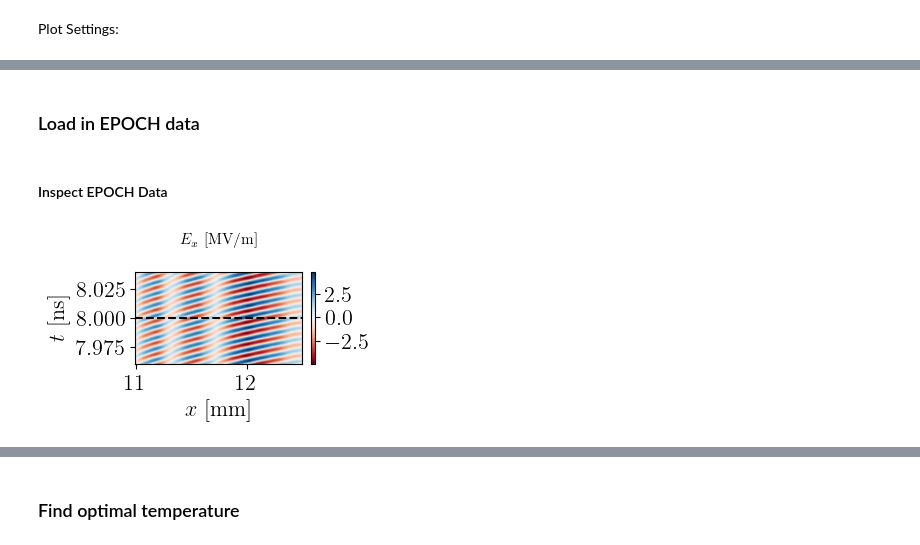
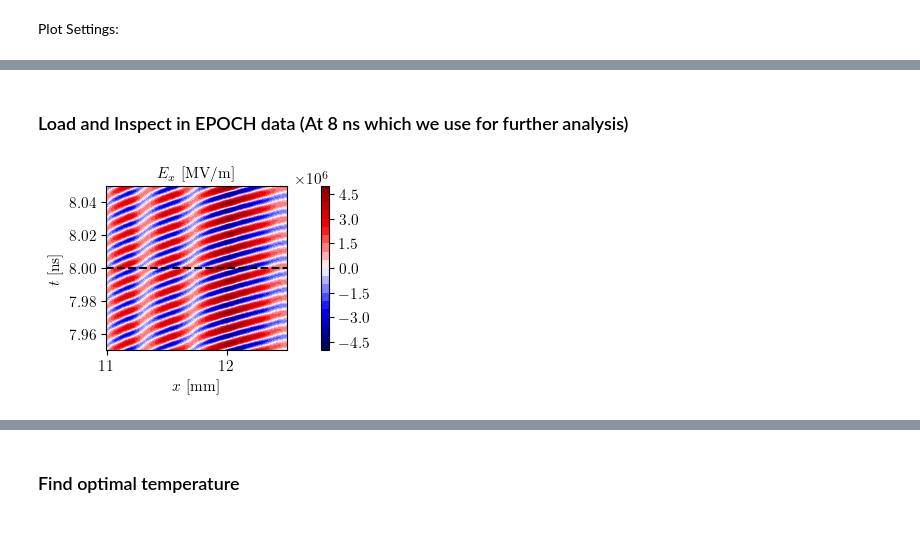
Before and after one commit to runehoejlund/plasma-ray-tracer, a Jupyter notebook: mgo_ex_X_EBW.ipynb, the cells around one changed output, grey strips where cells are left out. Drawn from its saved outputs; the diff is of its cells as text; code cells hidden in the pictures.

```diff
--- a/mgo_ex_X_EBW.ipynb
+++ b/mgo_ex_X_EBW.ipynb
@@ -278,29 +302,27 @@ cm = 1/2.54 # 1 cm = 1/2.54 inch
 # %% [markdown]
-### Load in EPOCH data
+### Load and Inspect in EPOCH data (At 8 ns which we use for further analysis)
 # %%
 epoch_data = np.load('./epoch_data/XBData2.npz')
 t_read = 8e-9
 argt = np.argmin(np.abs(epoch_data['t'] - t_read))
-# %% [markdown]
-#### Inspect EPOCH Data
 # %%
-tmin = 7.96e-9
-tmax = 8.04e-9
+tmin = 7.95e-9
+tmax = 8.05e-9
 where_t = np.where((epoch_data['t'] >= tmin) & (epoch_data['t'] <= tmax))
-fig = plt.figure(constrained_layout=True, figsize=(8.4*cm, 5*cm))
+fig = plt.figure(constrained_layout=True, figsize=(8.4*cm, 6*cm))
 
-# plt.contourf(epoch_data['x']*1e3, epoch_data['t'][where_t]*1e9, epoch_data['E'][where_t], cmap='RdBu', levels=20)
-plt.pcolormesh(epoch_data['x']*1e3, epoch_data['t'][where_t]*1e9, epoch_data['E'][where_t]*1e-6, shading='gouraud', cmap='RdBu')
+plt.contourf(epoch_data['x']*1e3, epoch_data['t'][where_t]*1e9, epoch_data['E'][where_t], cmap='seismic', levels=20)
+# plt.pcolormesh(epoch_data['x']*1e3, epoch_data['t'][where_t]*1e9, epoch_data['E'][where_t]*1e-6, shading='gouraud', cmap='seismic')
 plt.plot(epoch_data['x']*1e3, t_read*1e9*np.ones_like(epoch_data['x']), 'k--')
 # plt.title('Results from Epoch Simulation')
 plt.xlabel(r'$x$ [mm]')
 plt.ylabel(r'$t$ [ns]')
 plt.title(r'$E_x$ [MV/m]', fontsize=11)
 plt.colorbar()
-plt.savefig('./plots/XB_epoch_data.png', dpi=300)
+# plt.savefig('./plots/XB_epoch_data.png', dpi=300)
 plt.show()
 # %% [output]
-[figure, old version]
+[figure, new version]
 # %%
 fig = plt.figure(constrained_layout=True, figsize=(8.4*cm, 5*cm))
 plt.plot(epoch_data['x']*1e3, epoch_data['E'][argt, :]*1e-6)
```
Also changed, not shown: parts of 19 cells of this notebook, 9 other files.
